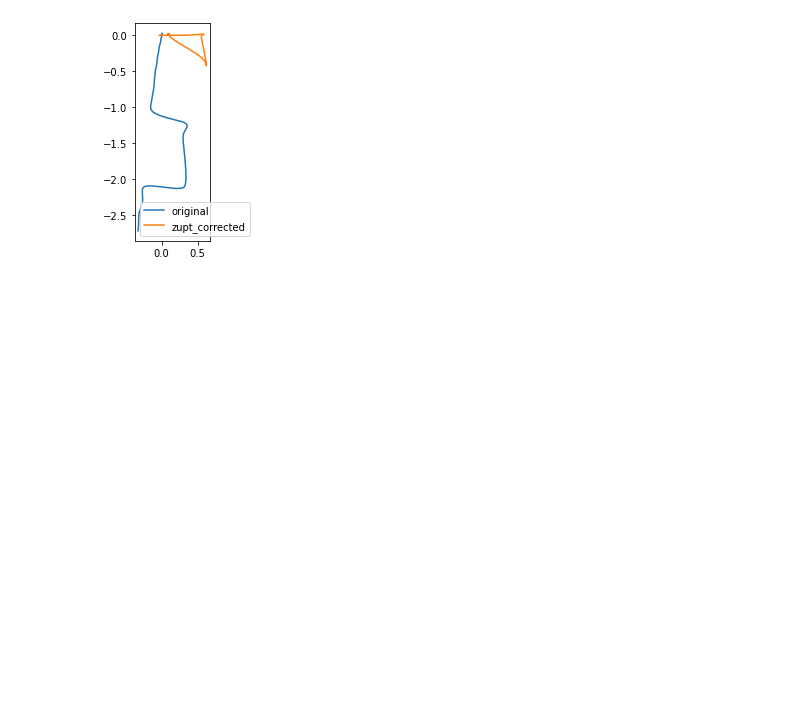
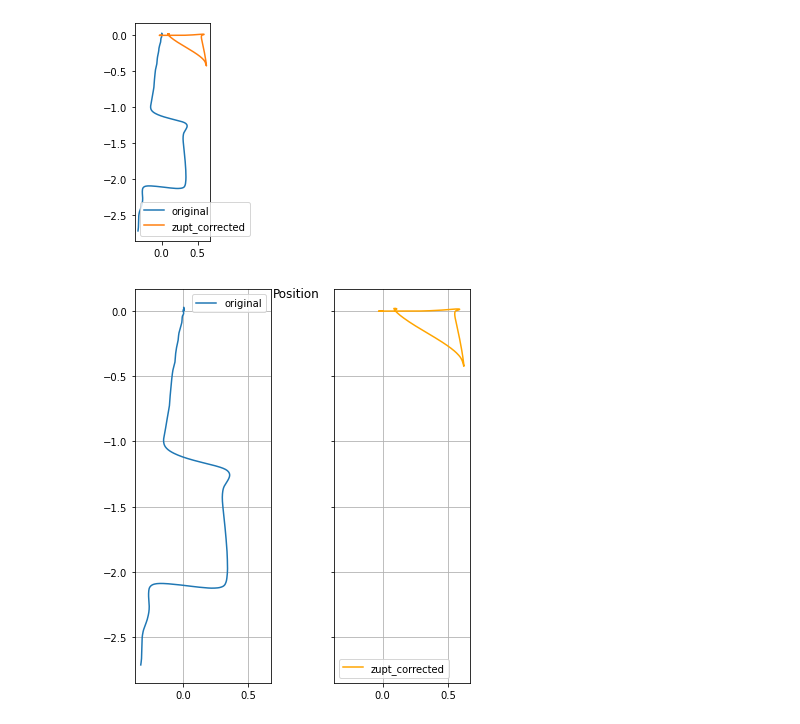
Before and after one commit to surajRathi/positioning_system, a Jupyter notebook: 011012_imu_simple_tests/air_enclosure_test.ipynb, the cells around one changed output. Cells and saved outputs as stored; diff of their text form; code cells hidden in the pictures; blank space fills up the shorter version.

```diff
--- a/011012_imu_simple_tests/air_enclosure_test.ipynb
+++ b/011012_imu_simple_tests/air_enclosure_test.ipynb
@@ -1162,3 +1188,17 @@ plt.legend()
 # %% [output]
 <matplotlib.legend.Legend at 0x...>
 [figure]
+# %%
+f, axs = plt.subplots(1, 2, sharex=True, sharey=True, figsize=(6,6))
+for ax in axs:
+    ax.set_aspect('equal', 'box')
+    ax.grid()
+axs[0].plot(*pos[:, 0:2].T, label="original")
+axs[1].plot(*pos_p[:, 0:2].T, label="zupt_corrected", color='orange')
+axs[0].legend()
+axs[1].legend()
+f.tight_layout()
+f.suptitle('Position')
+plt.subplots_adjust(left=None, bottom=None, right=None, top=None, wspace=0, hspace=0)
+# %% [output]
+[figure, added]
```
Also changed, not shown: parts of 4 cells of this notebook, 52 other files.
